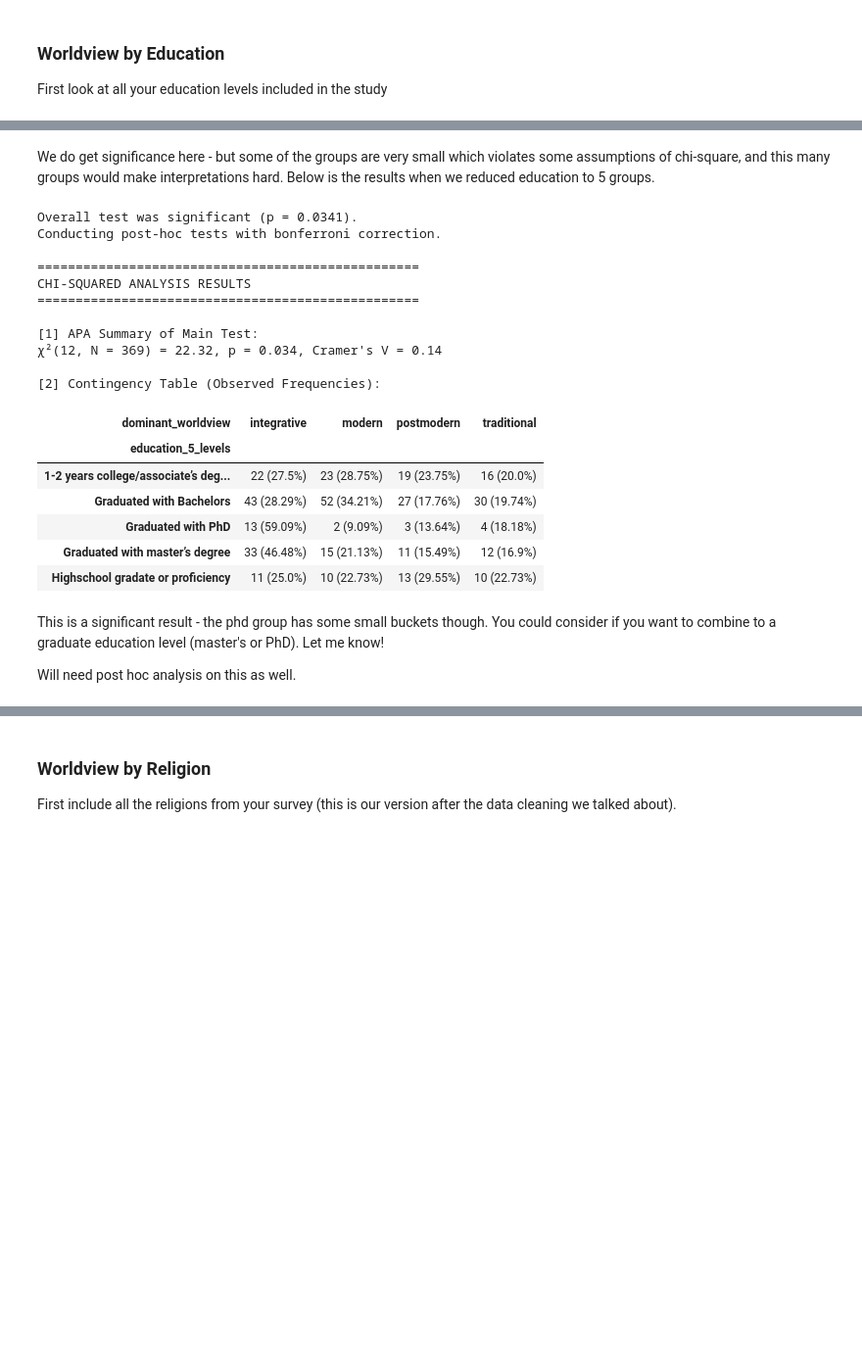
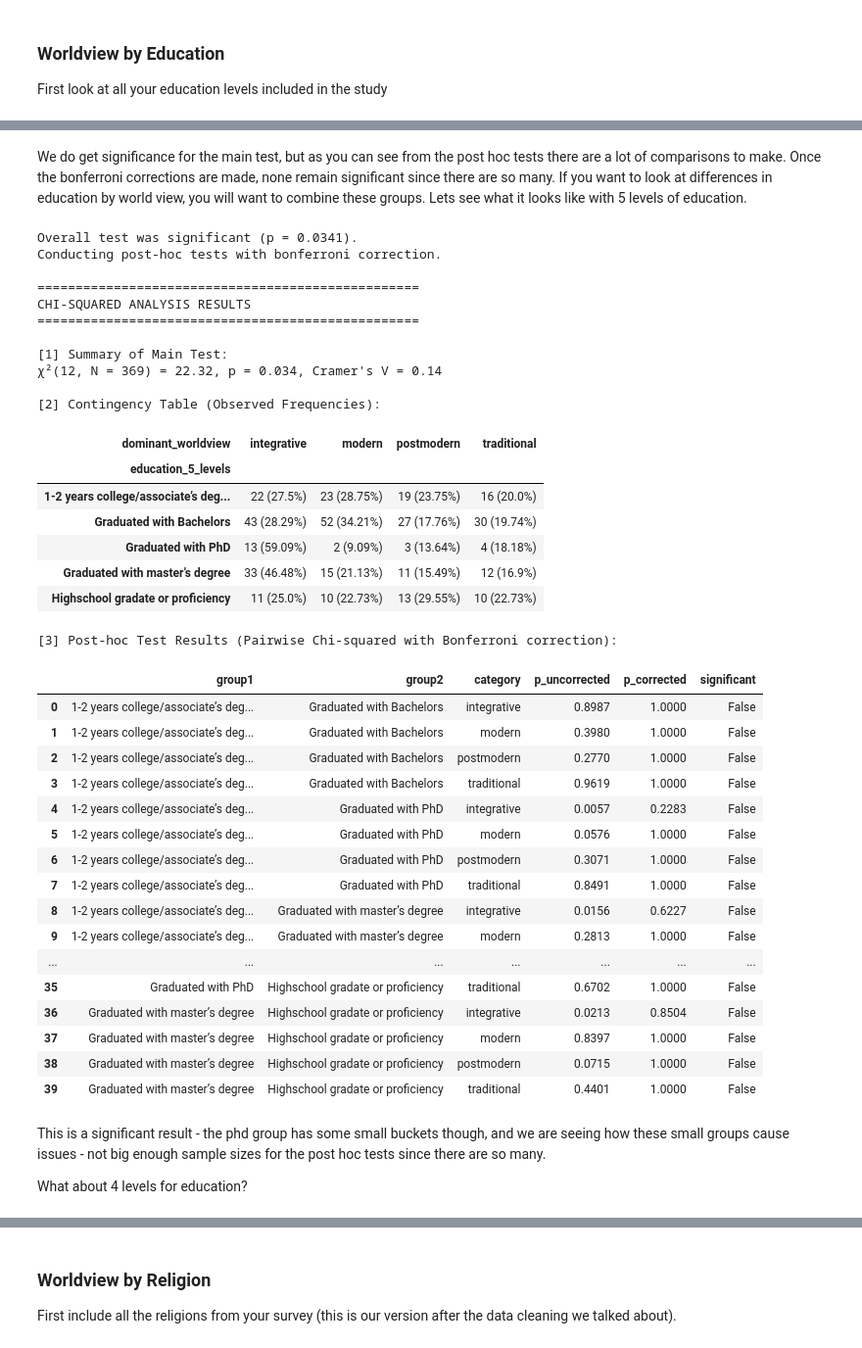
Before and after one commit to ReneeErnst/worldview-study, a Jupyter notebook: notebooks/analysis.ipynb, the cells around one changed output, grey strips where cells are left out. Shown: that part at 98% size. Cells and saved outputs as stored; diff of their text form; code cells hidden in the pictures; blank space fills up the shorter version.

```diff
--- a/notebooks/analysis.ipynb
+++ b/notebooks/analysis.ipynb
@@ -832,41 +883,63 @@ CHI-SQUARED ANALYSIS RESULTS
 # %% [markdown]
-We do get significance here - but some of the groups are very small which violates some assumptions of chi-square, and this many groups would make interpretations hard. Below is the results when we reduced education to 5 groups.
+We do get significance for the main test, but as you can see from the post hoc tests there are a lot of comparisons to make. Once the bonferroni corrections are made, none remain significant since there are so many. If you want to look at differences in education by world view, you will want to combine these groups. Lets see what it looks like with 5 levels of education.
 # %%
 analysis_results = analysis.run_chi2_analysis(
     df=df_worldview[df_worldview["education_5_levels"].notna()],
     x="education_5_levels",
     y="dominant_worldview",
 )
 
 print("\n" + "=" * 50)
 print("CHI-SQUARED ANALYSIS RESULTS")
 print("=" * 50)
 
-print("\n[1] APA Summary of Main Test:")
+print("\n[1] Summary of Main Test:")
 print(analysis_results["apa_summary"])
 
 print("\n[2] Contingency Table (Observed Frequencies):")
 display(analysis_results["contingency_table"])
+
+if analysis_results["posthoc_results"] is not None:
+    print("\n[3] Post-hoc Test Results (Pairwise Chi-squared with Bonferroni correction):")
+    display(analysis_results["posthoc_results"])
 # %% [output]
 Overall test was significant (p = 0.0341).
 Conducting post-hoc tests with bonferroni correction.
 
 ==================================================
 CHI-SQUARED ANALYSIS RESULTS
 ==================================================
 
-[1] APA Summary of Main Test:
+[1] Summary of Main Test:
 χ²(12, N = 369) = 22.32, p = 0.034, Cramer's V = 0.14
 
 [2] Contingency Table (Observed Frequencies):
 | dominant_worldview | integrative | modern | postmodern | traditional |
 | education_5_levels |  |  |  |  |
 | 1-2 years college/associate’s deg... | 22 (27.5%) | 23 (28.75%) | 19 (23.75%) | 16 (20.0%) |
 | Graduated with Bachelors | 43 (28.29%) | 52 (34.21%) | 27 (17.76%) | 30 (19.74%) |
 | Graduated with PhD | 13 (59.09%) | 2 (9.09%) | 3 (13.64%) | 4 (18.18%) |
 | Graduated with master’s degree | 33 (46.48%) | 15 (21.13%) | 11 (15.49%) | 12 (16.9%) |
 | Highschool gradate or proficiency | 11 (25.0%) | 10 (22.73%) | 13 (29.55%) | 10 (22.73%) |
+[3] Post-hoc Test Results (Pairwise Chi-squared with Bonferroni correction):
+|  | group1 | group2 | category | p_uncorrected | p_corrected | significant |
+| 0 | 1-2 years college/associate’s deg... | Graduated with Bachelors | integrative | 0.8987 | 1.0000 | False |
+| 1 | 1-2 years college/associate’s deg... | Graduated with Bachelors | modern | 0.3980 | 1.0000 | False |
+| 2 | 1-2 years college/associate’s deg... | Graduated with Bachelors | postmodern | 0.2770 | 1.0000 | False |
+| 3 | 1-2 years college/associate’s deg... | Graduated with Bachelors | traditional | 0.9619 | 1.0000 | False |
+| 4 | 1-2 years college/associate’s deg... | Graduated with PhD | integrative | 0.0057 | 0.2283 | False |
+| 5 | 1-2 years college/associate’s deg... | Graduated with PhD | modern | 0.0576 | 1.0000 | False |
+| 6 | 1-2 years college/associate’s deg... | Graduated with PhD | postmodern | 0.3071 | 1.0000 | False |
+| 7 | 1-2 years college/associate’s deg... | Graduated with PhD | traditional | 0.8491 | 1.0000 | False |
+| 8 | 1-2 years college/associate’s deg... | Graduated with master’s degree | integrative | 0.0156 | 0.6227 | False |
+| 9 | 1-2 years college/associate’s deg... | Graduated with master’s degree | modern | 0.2813 | 1.0000 | False |
+| ... | ... | ... | ... | ... | ... | ... |
+| 35 | Graduated with PhD | Highschool gradate or proficiency | traditional | 0.6702 | 1.0000 | False |
+| 36 | Graduated with master’s degree | Highschool gradate or proficiency | integrative | 0.0213 | 0.8504 | False |
+| 37 | Graduated with master’s degree | Highschool gradate or proficiency | modern | 0.8397 | 1.0000 | False |
+| 38 | Graduated with master’s degree | Highschool gradate or proficiency | postmodern | 0.0715 | 1.0000 | False |
+| 39 | Graduated with master’s degree | Highschool gradate or proficiency | traditional | 0.4401 | 1.0000 | False |
 # %% [markdown]
-This is a significant result - the phd group has some small buckets though. You could consider if you want to combine to a graduate education level (master's or PhD). Let me know!
+This is a significant result - the phd group has some small buckets though, and we are seeing how these small groups cause issues - not big enough sample sizes for the post hoc tests since there are so many.
 
-Will need post hoc analysis on this as well.
+What about 4 levels for education?
```
Also changed, not shown: parts of 5 cells of this notebook, 1 other file.
